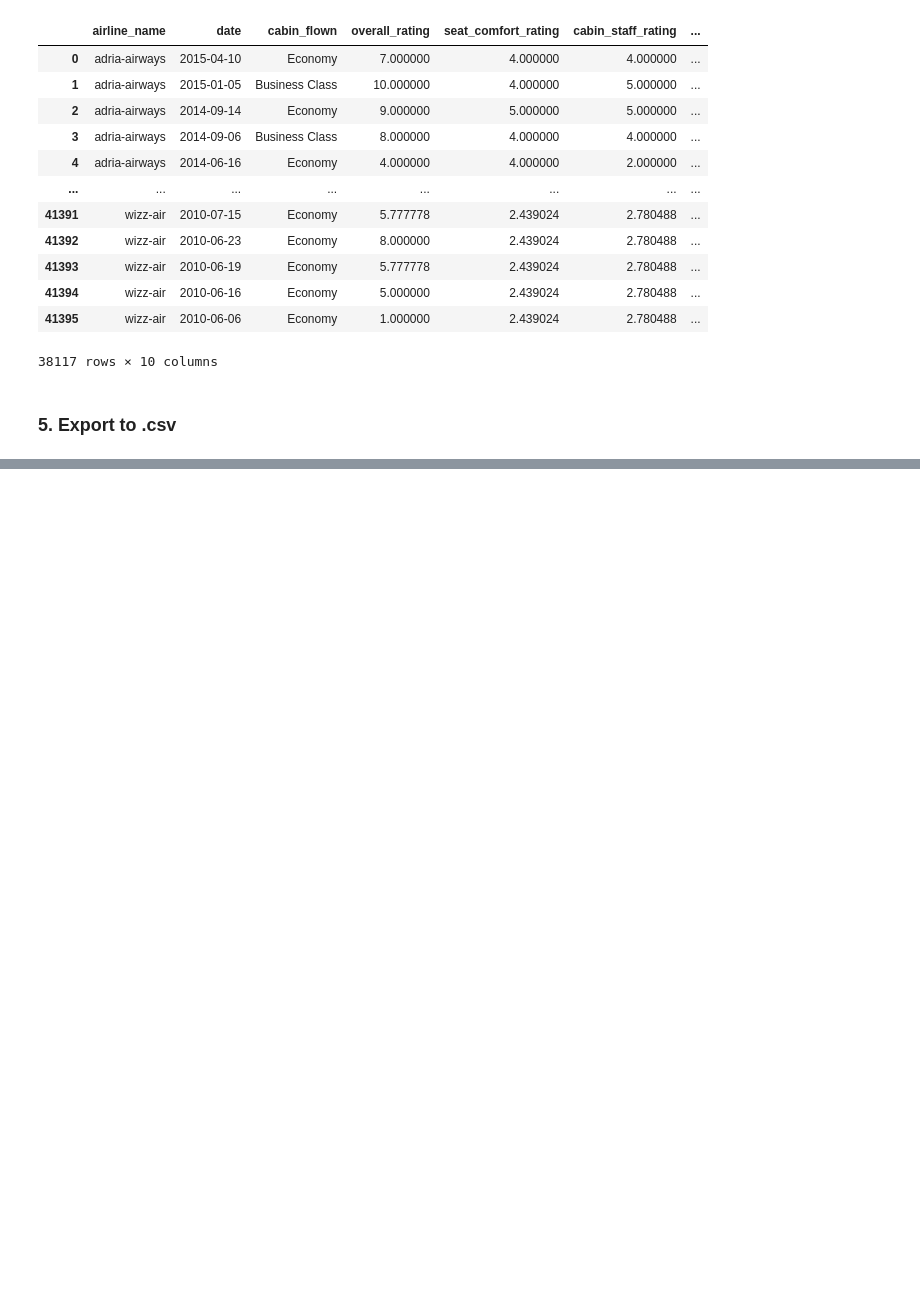
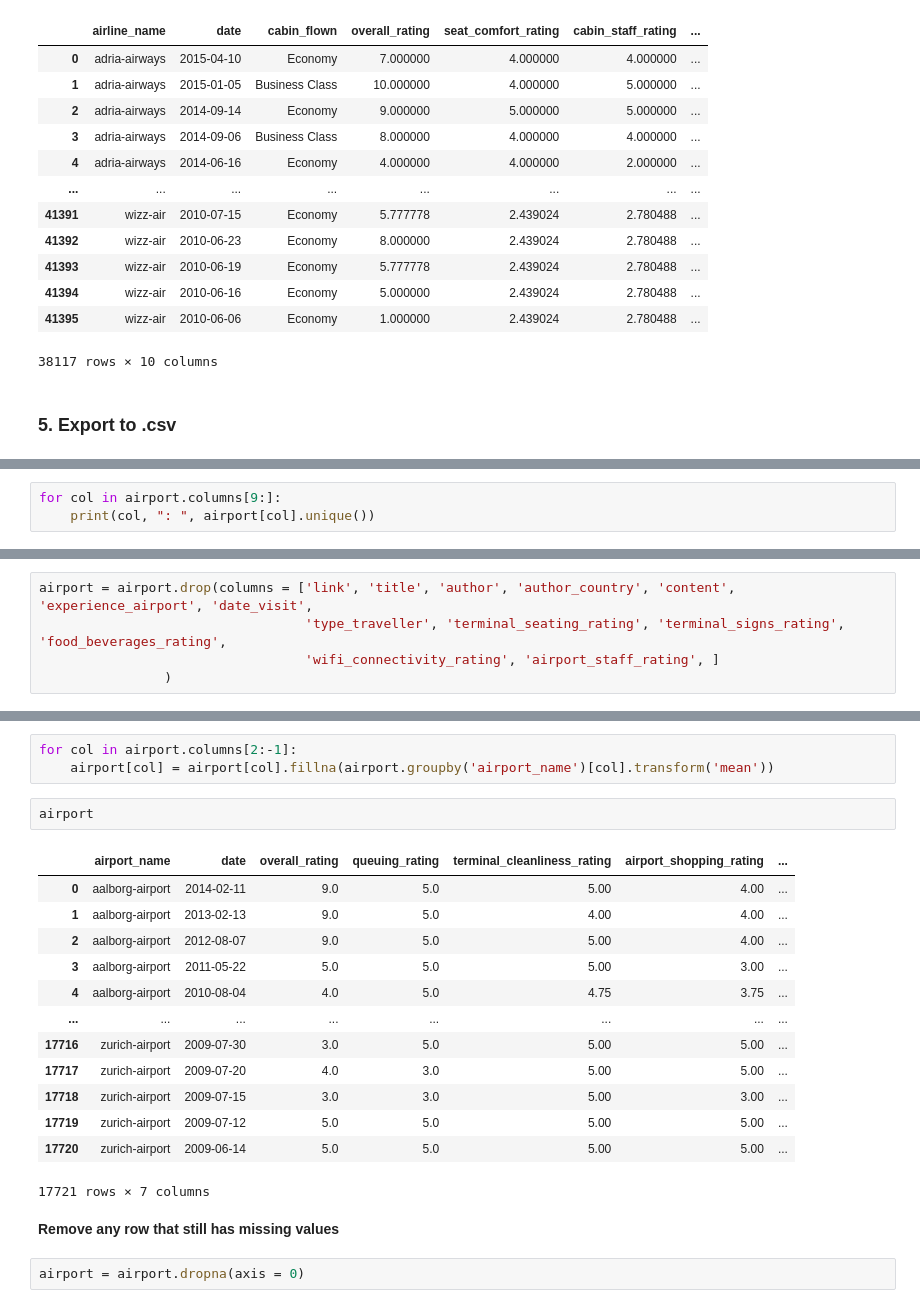
Before and after one commit to syliu-mcit/cis550_project, a Jupyter notebook: milestone_3/preprocessing/ZW_PreProcess_Reviews_AirportAirline.ipynb, the cells around one changed output, grey strips where cells are left out. Cells and saved outputs as stored; diff of their text form; blank space fills up the shorter version.

```diff
--- a/milestone_3/preprocessing/ZW_PreProcess_Reviews_AirportAirline.ipynb
+++ b/milestone_3/preprocessing/ZW_PreProcess_Reviews_AirportAirline.ipynb
@@ -192,0 +243,3 @@ airline.to_csv("skytrax_cleaned/airline_clean.csv", index=False)
+# %%
+for col in airport.columns[9:]:
+    print(col, ": ", airport[col].unique())
@@ -192,0 +302,5 @@ airline.to_csv("skytrax_cleaned/airline_clean.csv", index=False)
+# %%
+airport = airport.drop(columns = ['link', 'title', 'author', 'author_country', 'content', 'experience_airport', 'date_visit',
+                                  'type_traveller', 'terminal_seating_rating', 'terminal_signs_rating', 'food_beverages_rating',
+                                  'wifi_connectivity_rating', 'airport_staff_rating', ]
+                )
@@ -192,0 +318,23 @@ airline.to_csv("skytrax_cleaned/airline_clean.csv", index=False)
+# %%
+for col in airport.columns[2:-1]:
+    airport[col] = airport[col].fillna(airport.groupby('airport_name')[col].transform('mean'))
+# %%
+airport
+# %% [output]
+|  | airport_name | date | overall_rating | queuing_rating | terminal_cleanliness_rating | airport_shopping_rating | ... |
+| 0 | aalborg-airport | 2014-02-11 | 9.0 | 5.0 | 5.00 | 4.00 | ... |
+| 1 | aalborg-airport | 2013-02-13 | 9.0 | 5.0 | 4.00 | 4.00 | ... |
+| 2 | aalborg-airport | 2012-08-07 | 9.0 | 5.0 | 5.00 | 4.00 | ... |
+| 3 | aalborg-airport | 2011-05-22 | 5.0 | 5.0 | 5.00 | 3.00 | ... |
+| 4 | aalborg-airport | 2010-08-04 | 4.0 | 5.0 | 4.75 | 3.75 | ... |
+| ... | ... | ... | ... | ... | ... | ... | ... |
+| 17716 | zurich-airport | 2009-07-30 | 3.0 | 5.0 | 5.00 | 5.00 | ... |
+| 17717 | zurich-airport | 2009-07-20 | 4.0 | 3.0 | 5.00 | 5.00 | ... |
+| 17718 | zurich-airport | 2009-07-15 | 3.0 | 3.0 | 5.00 | 3.00 | ... |
+| 17719 | zurich-airport | 2009-07-12 | 5.0 | 5.0 | 5.00 | 5.00 | ... |
+| 17720 | zurich-airport | 2009-06-14 | 5.0 | 5.0 | 5.00 | 5.00 | ... |
+17721 rows × 7 columns
+# %% [markdown]
+**Remove any row that still has missing values**
+# %%
+airport = airport.dropna(axis = 0)
```
Also changed, not shown: parts of 19 cells of this notebook, 1 other file.
